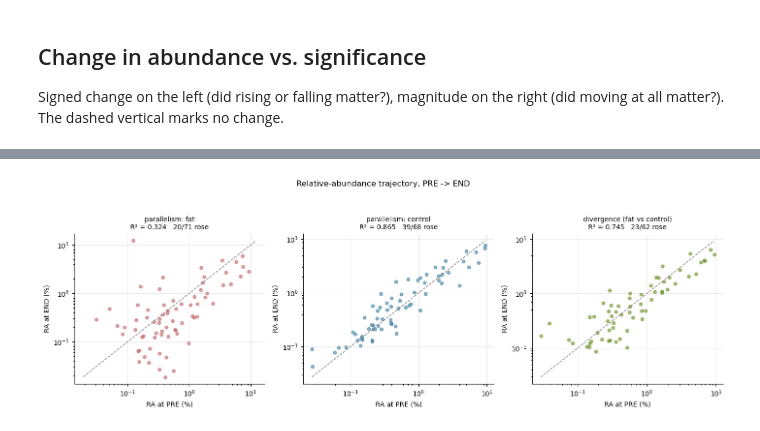
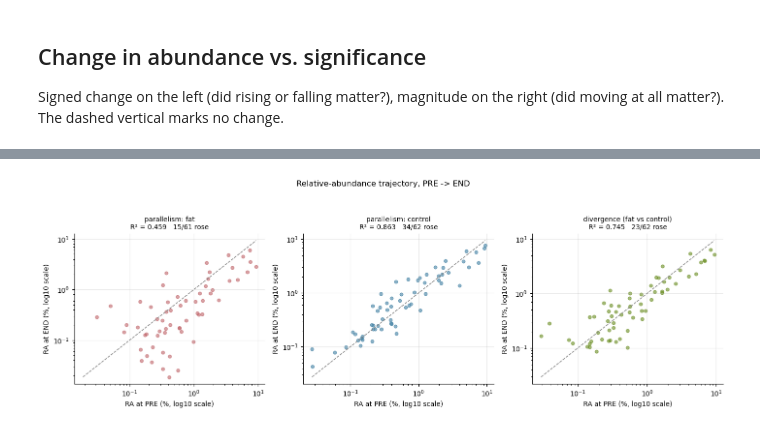
Before and after one commit to MoellerLabPU/DietDrivenMicrobiota, a Jupyter notebook: Revision/relative_abundance/rel_abundance_regression.ipynb, the cells around one changed output, grey strips where cells are left out. Cells and saved outputs as stored; diff of their text form; code cells hidden in the pictures.

```diff
--- a/Revision/relative_abundance/rel_abundance_regression.ipynb
+++ b/Revision/relative_abundance/rel_abundance_regression.ipynb
@@ -128,0 +137,16 @@ d
+# %%
+#| label: subset-divergence-tested
+# The divergence-tested set is read off the merged table itself (the two_sample rows), not
+# hardcoded, so a rerun of the upstream pipeline propagates automatically.
+div_mags = set(d.loc[d["test_family"] == "two_sample", "mag_id"])
+n_before = d.groupby(["test_family", "group"])["mag_id"].nunique().rename("n_MAGs_all")
+d = d[d["mag_id"].isin(div_mags)].copy()
+n_after = d.groupby(["test_family", "group"])["mag_id"].nunique().rename("n_MAGs_divergence_tested")
+
+subset_report = pd.concat([n_before, n_after], axis=1)
+subset_report["n_dropped"] = subset_report["n_MAGs_all"] - subset_report["n_MAGs_divergence_tested"]
+assert set(d.loc[d["test_family"] == "two_sample", "mag_id"]) == div_mags, (
+    "the divergence unit itself must be untouched by the subset"
+)
+print(f"divergence-tested MAG set: {len(div_mags)} MAGs; {len(d)} cells remain")
+print(subset_report.to_string())
@@ -287,7 +318,7 @@ def fit_one(sub, ycol, xcol, use_log10):
     """One univariate OLS plus a Spearman companion. Returns a dict, or a skip reason.
 
     The predictor is z-scored so beta reads as "per 1 SD of the predictor". Spearman is computed on
-    the untransformed predictor: with n = 62-72 and heavily right-skewed abundance, a rank statistic
+    the untransformed predictor: with n = 61-62 and heavily right-skewed abundance, a rank statistic
     that disagrees with OLS is itself informative.
     """
     s = sub[[ycol, xcol]].dropna()
@@ -531,21 +575,27 @@ DRIDO's Fig 3, descriptive. Points above the dashed `y = x` rose from PRE to END
 # %%
 #| label: fig-trajectory
 #| fig-cap: "PRE vs END relative abundance per MAG, log-log."
 fig, axes = plt.subplots(1, 3, figsize=(13, 4.4))
 for ax, unit in zip(axes, units):
-    u = d[(d["unit"] == unit) & (d["ra_pre"] > 0) & (d["ra_end"] > 0)]
+    full = d[d["unit"] == unit]
+    u = full[(full["ra_pre"] > 0) & (full["ra_end"] > 0)]
+    # Log axes cannot show zero, so MAGs at 0% at either timepoint are excluded from this plot
+    # (parallelism: fat loses exactly one, SLG191_DASTool_bins_89, which hit 0% in every fat-arm
+    # mouse by END). The exclusion is counted in the panel title so the n is never silent.
     ax.scatter(u["ra_pre"], u["ra_end"], s=18, alpha=0.6, color=UNIT_COLOR[unit])
     lo = min(u["ra_pre"].min(), u["ra_end"].min())
     hi = max(u["ra_pre"].max(), u["ra_end"].max())
     ax.plot([lo, hi], [lo, hi], ls="--", c="grey", lw=1)
     lx, ly = np.log10(u["ra_pre"].to_numpy(float)), np.log10(u["ra_end"].to_numpy(float))
     r2 = np.corrcoef(lx, ly)[0, 1] ** 2
     n_up = int((u["ra_end"] > u["ra_pre"]).sum())
-    ax.set(xscale="log", yscale="log", xlabel="RA at PRE (%)", ylabel="RA at END (%)")
+    # Same "(%, log10)" label convention as the abundance-level panels above.
+    ax.set(xscale="log", yscale="log",
+           xlabel="RA at PRE (%, log10 scale)", ylabel="RA at END (%, log10 scale)")
     ax.set_title(f"{unit}\nR² = {r2:.3f}   {n_up}/{len(u)} rose", fontsize=9)
 fig.suptitle("Relative-abundance trajectory, PRE -> END", y=1.0)
 fig.tight_layout(rect=(0, 0, 1, 0.94))
 fig.savefig(FIGURES / "trajectory_pre_end.pdf", bbox_inches="tight")
 plt.show()
 # %% [output]
-[figure, old version]
+[figure, new version]
```
Also changed, not shown: parts of 13 cells of this notebook, 2 other files.
